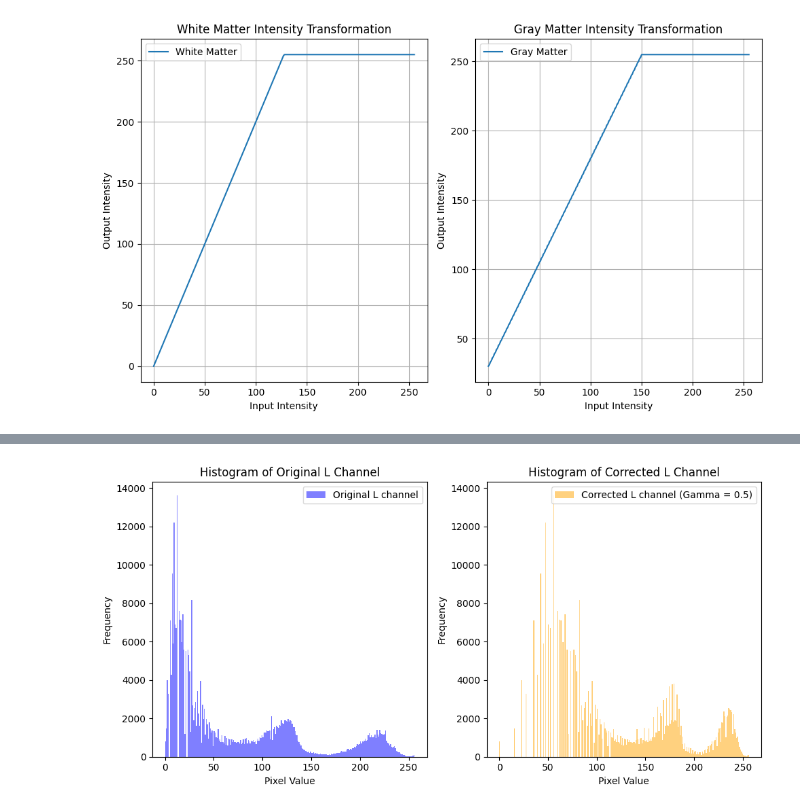
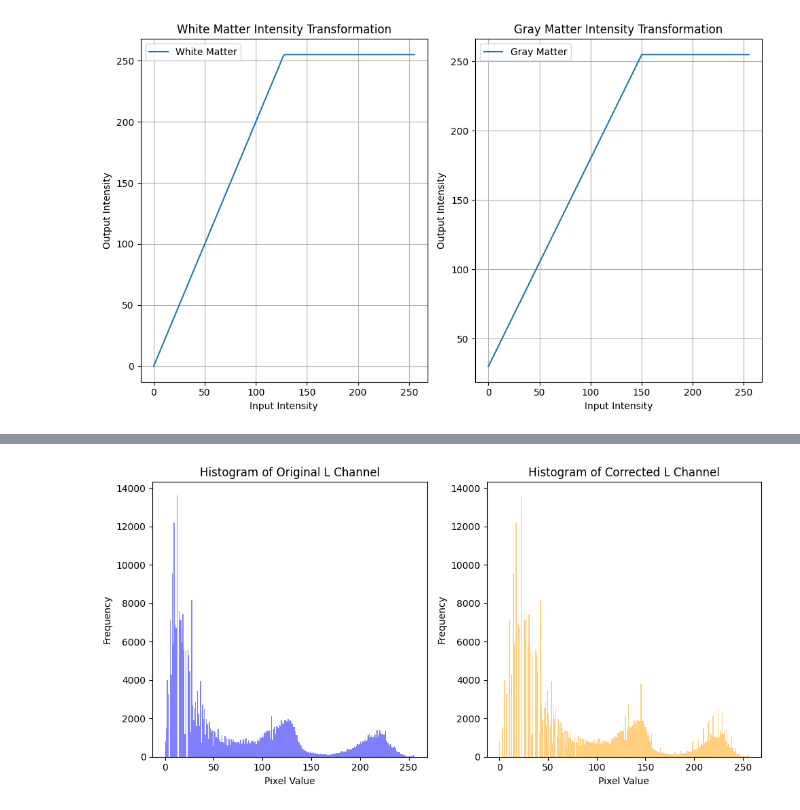
Before and after one commit to Chamod-Kavinda/Image-Processing-and-Machine-Vision, a Jupyter notebook: Assignment_01/Assignment_01.ipynb, the cells around one changed output, grey strips where cells are left out. Saved outputs shown, nothing was run; the diff lists cells and outputs as text; code cells hidden in the pictures.

```diff
--- a/Assignment_01/Assignment_01.ipynb
+++ b/Assignment_01/Assignment_01.ipynb
@@ -128,30 +130,28 @@ plt.show()
 # %%
 img_lab = cv.cvtColor(img_orig, cv.COLOR_BGR2Lab)
 
 L_channel = img_lab[:, :, 0]
 
-gamma = 0.5
+gamma = 0.8
 
 L_corrected = np.power(L_channel / 255.0, gamma) * 255.0
 L_corrected = np.clip(L_corrected, 0, 255).astype(np.uint8)
 
 plt.figure(figsize=(10, 5))
 
 plt.subplot(1, 2, 1)
 plt.hist(L_channel.ravel(), bins=256, range=[0, 256], color='blue', alpha=0.5, label='Original L channel')
 plt.xlabel('Pixel Value')
 plt.ylabel('Frequency')
 plt.title('Histogram of Original L Channel')
-plt.legend()
 
 plt.subplot(1, 2, 2)
 plt.hist(L_corrected.ravel(), bins=256, range=[0, 256], color='orange', alpha=0.5, label=f'Corrected L channel (Gamma = {gamma})')
 plt.xlabel('Pixel Value')
 plt.ylabel('Frequency')
 plt.title('Histogram of Corrected L Channel')
-plt.legend()
 
 plt.tight_layout()
 plt.show()
 # %% [output]
-[figure, old version]
+[figure, new version]
```
Also changed, not shown: parts of 2 cells of this notebook.
